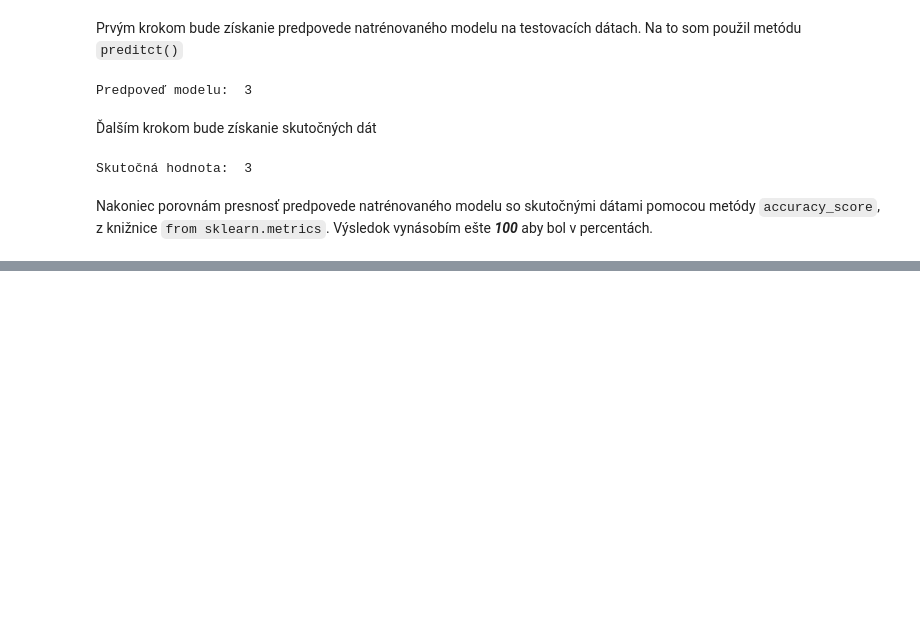
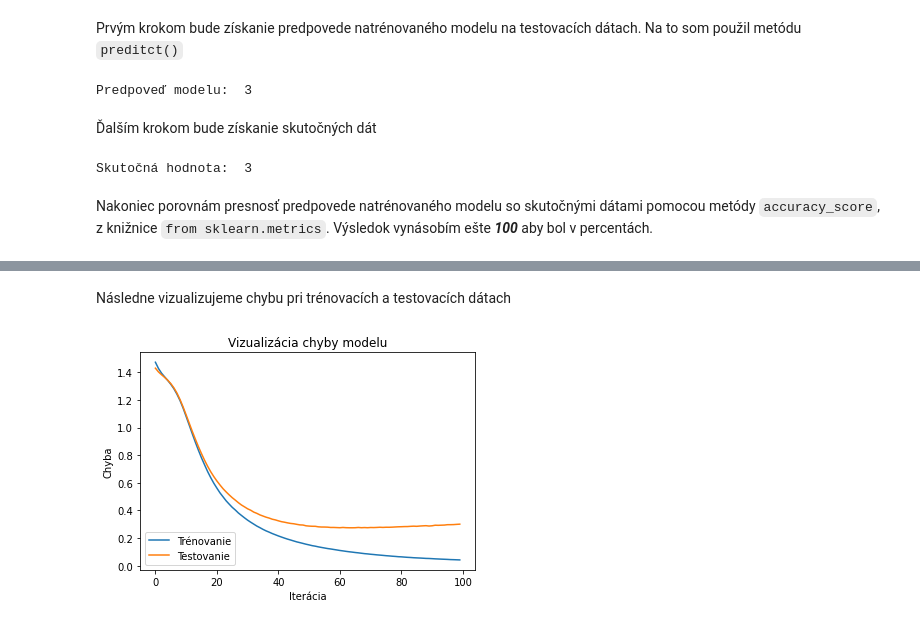
Before and after one commit to Ludovit-Laca/Laca_NS2021, a Jupyter notebook: mobile_price_classification.ipynb, the cells around one changed output, grey strips where cells are left out. Saved outputs shown, nothing was run; the diff lists cells and outputs as text; code cells hidden in the pictures; blank space fills up the shorter version.

```diff
--- a/mobile_price_classification.ipynb
+++ b/mobile_price_classification.ipynb
@@ -256,0 +282,18 @@ Presnosť:  93.0 %
+# %% [markdown]
+Následne vizualizujeme chybu pri trénovacích a testovacích dátach
+# %%
+# vytvoríme grafy pre chybu z trénovacích a validačných dát
+plt.plot(network_training.history['loss'])
+plt.plot(network_training.history['val_loss'])
+# pridám označenie pre 'x' a 'y' os grafu
+plt.ylabel('Chyba')
+plt.xlabel('Iterácia')
+# pridanie názvu grafu
+plt.title('Vizualizácia chyby modelu')
+# zorazenie legendy v grafe
+# argumnty sú názvy a poloha samotnej legendy
+plt.legend(['Trénovanie', 'Testovanie'], loc='lower left')
+# zobrazenei grafu
+plt.show()
+# %% [output]
+[figure, added]
```
Also changed, not shown: parts of 7 cells of this notebook.
